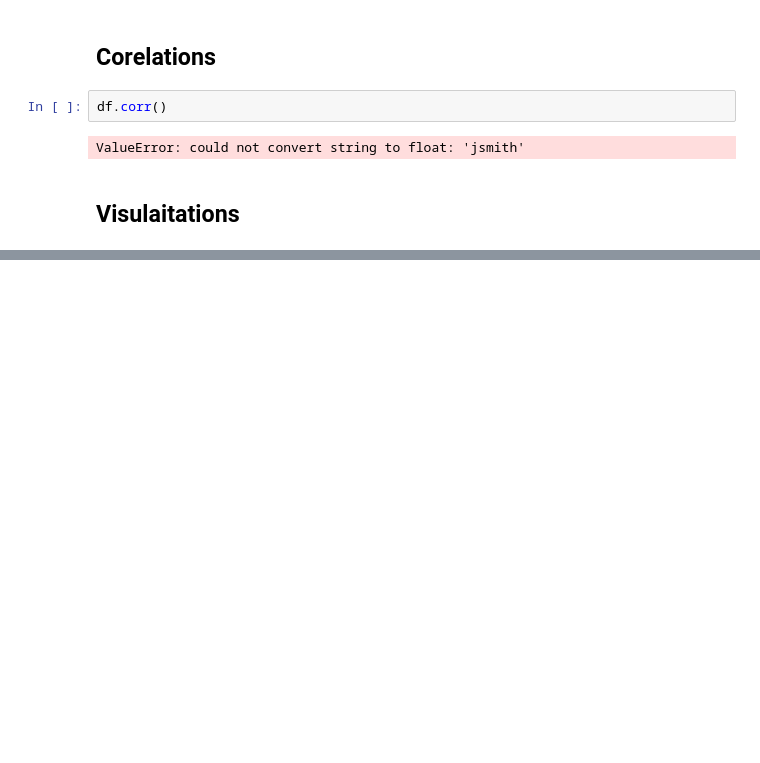
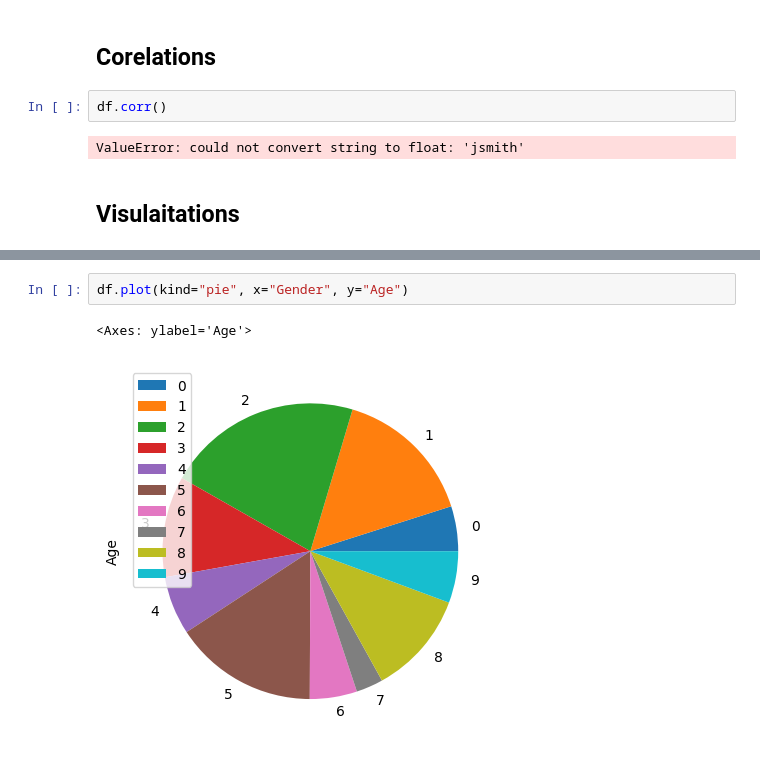
Before and after one commit to imthadh-ahamed/AI-ML, a Jupyter notebook: Topics/pandas_tutorials.ipynb, the cells around one changed output, grey strips where cells are left out. Cells and saved outputs as stored; diff of their text form; blank space fills up the shorter version.

```diff
--- a/Topics/pandas_tutorials.ipynb
+++ b/Topics/pandas_tutorials.ipynb
@@ -353,0 +373,5 @@ ImportError: matplotlib is required for plotting when the default backend "matpl
+# %%
+df.plot(kind="pie", x="Gender", y="Age")
+# %% [output]
+<Axes: ylabel='Age'>
+[figure, added]
```
Also changed, not shown: parts of 9 cells of this notebook.
